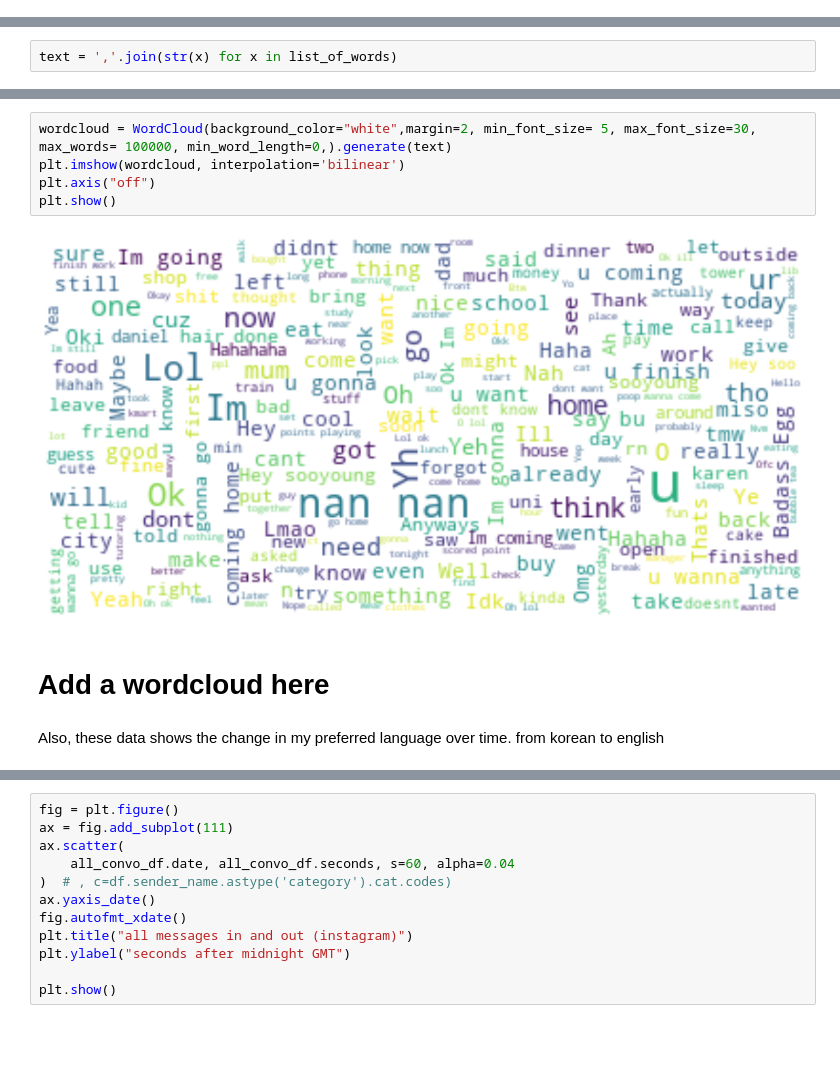
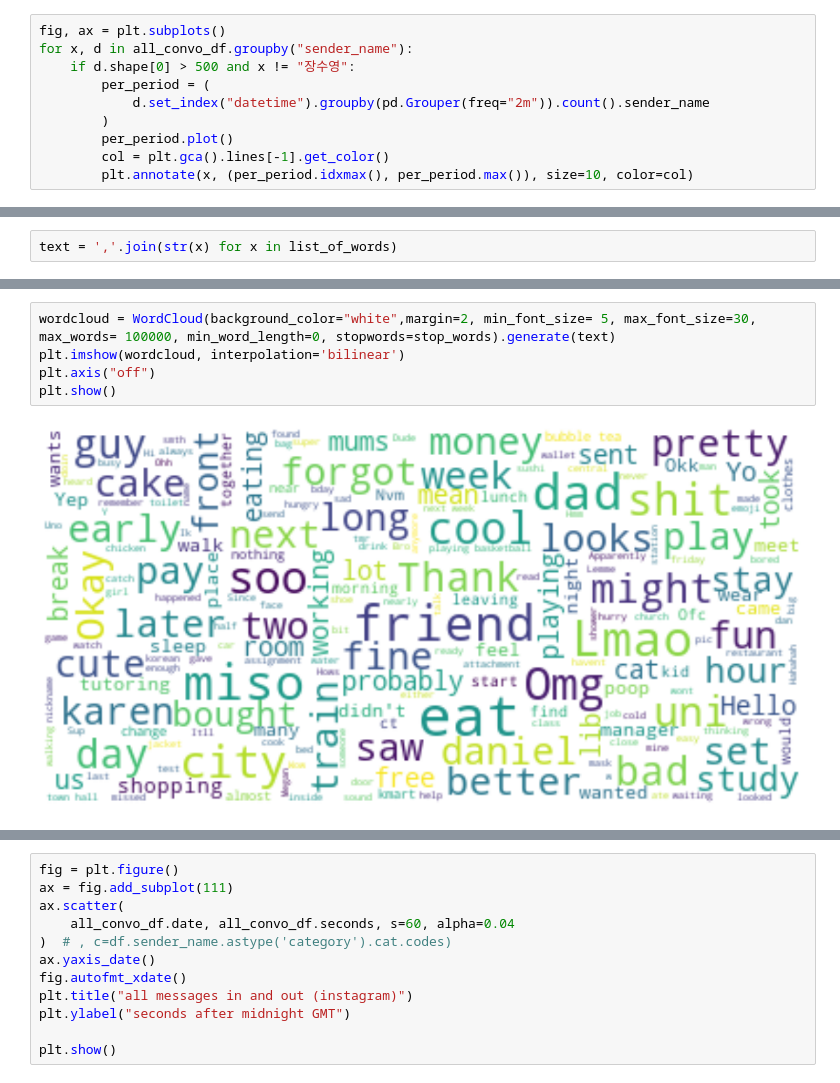
Before and after one commit to SooYoung00/data_project-, a Jupyter notebook: Importing_convo.ipynb, the cells around one changed output, grey strips where cells are left out. Drawn from its saved outputs; the diff is of its cells as text; blank space fills up the shorter version.

```diff
--- a/Importing_convo.ipynb
+++ b/Importing_convo.ipynb
@@ -218,0 +224,10 @@ findfont: Font family ['sans-serif'] not found. Falling back to DejaVu Sans.
+# %%
+fig, ax = plt.subplots()
+for x, d in all_convo_df.groupby("sender_name"):
+    if d.shape[0] > 500 and x != "장수영":
+        per_period = (
+            d.set_index("datetime").groupby(pd.Grouper(freq="2m")).count().sender_name
+        )
+        per_period.plot()
+        col = plt.gca().lines[-1].get_color()
+        plt.annotate(x, (per_period.idxmax(), per_period.max()), size=10, color=col)
@@ -443,11 +490,7 @@ text = ','.join(str(x) for x in list_of_words)
 # %%
-wordcloud = WordCloud(background_color="white",margin=2, min_font_size= 5, max_font_size=30, max_words= 100000, min_word_length=0,).generate(text)
+wordcloud = WordCloud(background_color="white",margin=2, min_font_size= 5, max_font_size=30, max_words= 100000, min_word_length=0, stopwords=stop_words).generate(text)
 plt.imshow(wordcloud, interpolation='bilinear')
 plt.axis("off")
 plt.show()
 # %% [output]
-[figure, old version]
+[figure, new version]
-# %% [markdown]
-# Add a wordcloud here
-# %% [markdown]
-Also, these data shows the change in my preferred language over time. from korean to english
```
Also changed, not shown: parts of 23 cells of this notebook.
